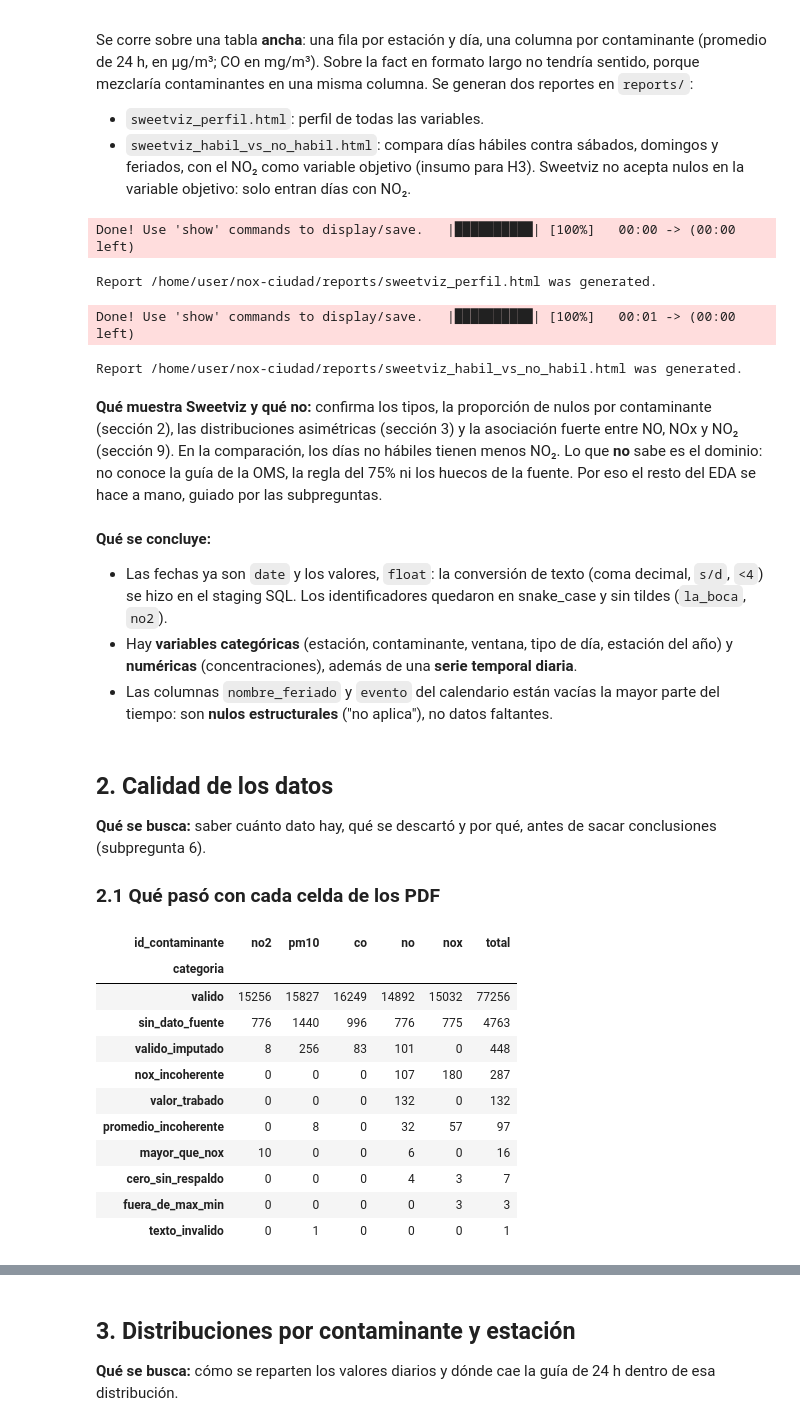
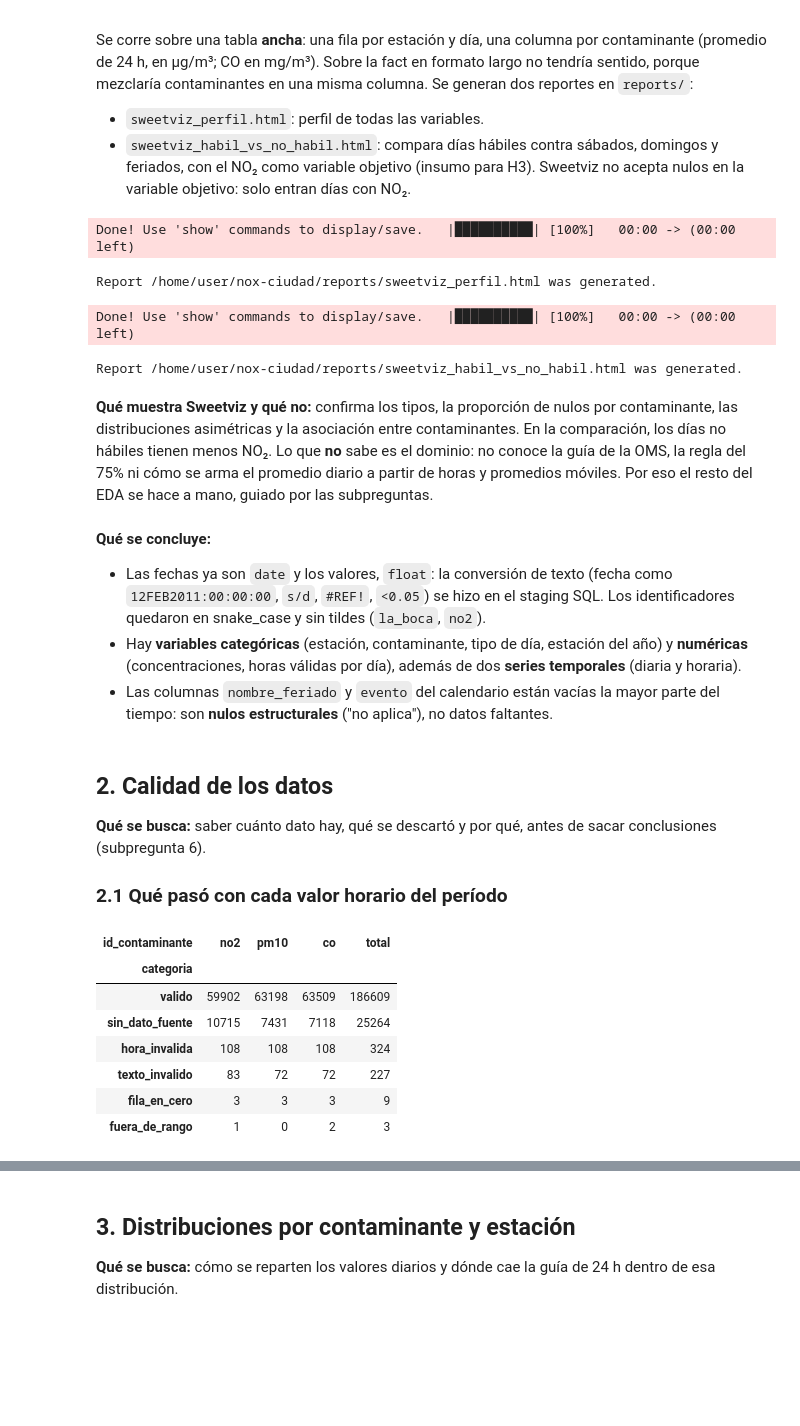
Before and after one commit to ezequielmaranda/nox-ciudad, a Jupyter notebook: notebooks/eda.ipynb, the cells around one changed output, grey strips where cells are left out. Saved outputs shown, nothing was run; the diff lists cells and outputs as text; code cells hidden in the pictures; blank space fills up the shorter version.

```diff
--- a/notebooks/eda.ipynb
+++ b/notebooks/eda.ipynb
@@ -220,12 +215,12 @@ misma columna. Se generan dos reportes en `reports/`:
 # %%
 import sweetviz as sv
 
-ancho_sv = (fact[fact.ventana == "24h"]
+ancho_sv = (fact
             .pivot_table(index=["id_estacion", "fecha"], columns="id_contaminante", values="valor_masa")
             .reset_index()
             .merge(dim_calendario[["fecha", "tipo_dia", "estacion_del_anio", "mes"]], on="fecha"))
 ancho_sv["estacion"] = ancho_sv["id_estacion"].map(NOMBRE)
-ancho_sv = ancho_sv[["estacion", "tipo_dia", "estacion_del_anio", "mes", "no2", "pm10", "co", "no", "nox"]]
+ancho_sv = ancho_sv[["estacion", "tipo_dia", "estacion_del_anio", "mes", "no2", "pm10", "co"]]
 
 # rc_context: Sweetviz cambia la configuración de matplotlib (fuentes); así se restaura al terminar
 with plt.rc_context():
@@ -240,19 +235,19 @@ with plt.rc_context():
 # %% [output]
 Done! Use 'show' commands to display/save.   |██████████| [100%]   00:00 -> (00:00 left)
 Report /home/user/nox-ciudad/reports/sweetviz_perfil.html was generated.
-Done! Use 'show' commands to display/save.   |██████████| [100%]   00:01 -> (00:00 left)
+Done! Use 'show' commands to display/save.   |██████████| [100%]   00:00 -> (00:00 left)
 Report /home/user/nox-ciudad/reports/sweetviz_habil_vs_no_habil.html was generated.
 # %% [markdown]
-**Qué muestra Sweetviz y qué no:** confirma los tipos, la proporción de nulos por contaminante (sección 2), las
-distribuciones asimétricas (sección 3) y la asociación fuerte entre NO, NOx y NO₂ (sección 9). En la comparación,
-los días no hábiles tienen menos NO₂. Lo que **no** sabe es el dominio: no conoce la guía de la OMS, la regla del
-75% ni los huecos de la fuente. Por eso el resto del EDA se hace a mano, guiado por las subpreguntas.
+**Qué muestra Sweetviz y qué no:** confirma los tipos, la proporción de nulos por contaminante, las distribuciones
+asimétricas y la asociación entre contaminantes. En la comparación, los días no hábiles tienen menos NO₂. Lo que
+**no** sabe es el dominio: no conoce la guía de la OMS, la regla del 75% ni cómo se arma el promedio diario a partir
+de horas y promedios móviles. Por eso el resto del EDA se hace a mano, guiado por las subpreguntas.
 # %% [markdown]
 **Qué se concluye:**
-- Las fechas ya son `date` y los valores, `float`: la conversión de texto (coma decimal, `s/d`, `<4`) se hizo en
-  el staging SQL. Los identificadores quedaron en snake_case y sin tildes (`la_boca`, `no2`).
-- Hay **variables categóricas** (estación, contaminante, ventana, tipo de día, estación del año) y **numéricas**
-  (concentraciones), además de una **serie temporal diaria**.
+- Las fechas ya son `date` y los valores, `float`: la conversión de texto (fecha como `12FEB2011:00:00:00`, `s/d`,
+  `#REF!`, `<0.05`) se hizo en el staging SQL. Los identificadores quedaron en snake_case y sin tildes (`la_boca`, `no2`).
+- Hay **variables categóricas** (estación, contaminante, tipo de día, estación del año) y **numéricas**
+  (concentraciones, horas válidas por día), además de dos **series temporales** (diaria y horaria).
 - Las columnas `nombre_feriado` y `evento` del calendario están vacías la mayor parte del tiempo: son **nulos
   estructurales** ("no aplica"), no datos faltantes.
 # %% [markdown]
@@ -260,24 +255,20 @@ los días no hábiles tienen menos NO₂. Lo que **no** sabe es el dominio: no c
 
 **Qué se busca:** saber cuánto dato hay, qué se descartó y por qué, antes de sacar conclusiones (subpregunta 6).
 
-### 2.1 Qué pasó con cada celda de los PDF
+### 2.1 Qué pasó con cada valor horario del período
 # %%
 tabla = (calidad_resumen.pivot_table(index="categoria", columns="id_contaminante", values="n_valores",
                                      aggfunc="sum", fill_value=0)
-         [["no2", "pm10", "co", "no", "nox"]])
+         [["no2", "pm10", "co"]])
 tabla["total"] = tabla.sum(axis=1)
 tabla.sort_values("total", ascending=False)
 # %% [output]
-| id_contaminante | no2 | pm10 | co | no | nox | total |
-| categoria |  |  |  |  |  |  |
-| valido | 15256 | 15827 | 16249 | 14892 | 15032 | 77256 |
-| sin_dato_fuente | 776 | 1440 | 996 | 776 | 775 | 4763 |
-| valido_imputado | 8 | 256 | 83 | 101 | 0 | 448 |
-| nox_incoherente | 0 | 0 | 0 | 107 | 180 | 287 |
-| valor_trabado | 0 | 0 | 0 | 132 | 0 | 132 |
-| promedio_incoherente | 0 | 8 | 0 | 32 | 57 | 97 |
-| mayor_que_nox | 10 | 0 | 0 | 6 | 0 | 16 |
-| cero_sin_respaldo | 0 | 0 | 0 | 4 | 3 | 7 |
-| fuera_de_max_min | 0 | 0 | 0 | 0 | 3 | 3 |
-| texto_invalido | 0 | 1 | 0 | 0 | 0 | 1 |
+| id_contaminante | no2 | pm10 | co | total |
+| categoria |  |  |  |  |
+| valido | 59902 | 63198 | 63509 | 186609 |
+| sin_dato_fuente | 10715 | 7431 | 7118 | 25264 |
+| hora_invalida | 108 | 108 | 108 | 324 |
+| texto_invalido | 83 | 72 | 72 | 227 |
+| fila_en_cero | 3 | 3 | 3 | 9 |
+| fuera_de_rango | 1 | 0 | 2 | 3 |
 # %% [markdown]
```
Also changed, not shown: parts of 53 cells of this notebook, 17 other files.
